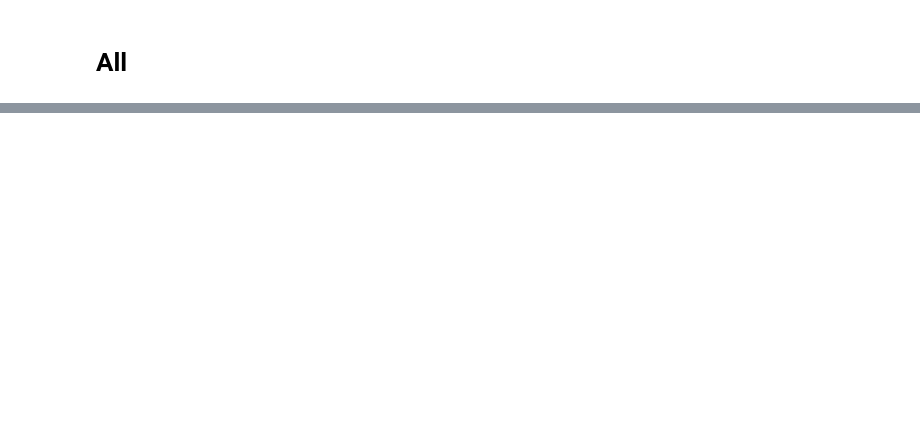
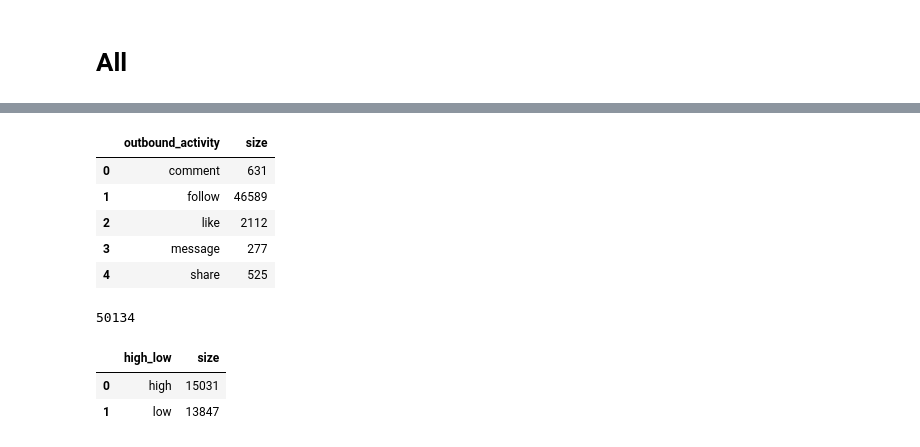
Before and after one commit to caiostat/seeding-bandits, a Jupyter notebook: notebooks/Desc table.ipynb, the cells around one changed output, grey strips where cells are left out. Drawn from its saved outputs; the diff is of its cells as text; code cells hidden in the pictures; blank space fills up the shorter version.

```diff
--- a/notebooks/Desc table.ipynb
+++ b/notebooks/Desc table.ipynb
@@ -136,6 +158,11 @@ actions_sent = gen_outbound_creators(follows_sent, shares_sent, likes_sent, comm
 # %%
 mask = actions_sent.user_id.isin(tracks_first_month.user_id.unique())
 actions_sent = actions_sent[mask]
+# %%
+#two weeks mask
+mask = actions_sent.date_sent < (min(actions_sent.date_sent) + pd.Timedelta('14days'))
+# %%
+actions_sent = actions_sent[mask]
 # %%
 table_all = actions_sent.\
 groupby(["outbound_activity"], as_index = False).agg(interactions = ('user_id','count'))
@@ -151,3 +185,16 @@ actions_sent = actions_sent.merge(user_info, left_on = 'user_id', right_on = 'us
 actions_sent = actions_sent.merge(user_info[['user_id', 'type']], left_on = 'fan_id', right_on = 'user_id', suffixes = ["", "_fan"], how = 'left')
 mask = actions_sent.type == 'creator'
 actions_sent =  actions_sent[mask]
+# %%
+actions_sent.groupby('outbound_activity', as_index = False).size()
+# %% [output]
+|  | outbound_activity | size |
+| 0 | comment | 631 |
+| 1 | follow | 46589 |
+| 2 | like | 2112 |
+| 3 | message | 277 |
+| 4 | share | 525 |
+# %%
+46589+631+2112+277+525
+# %% [output]
+50134
@@ -154,3 +203,9 @@ actions_sent =  actions_sent[mask]
+# %%
+actions_sent.groupby('high_low', as_index = False).size()
+# %% [output]
+|  | high_low | size |
+| 0 | high | 15031 |
+| 1 | low | 13847 |
 # %%
 table_all = actions_sent.\
 groupby(["high_low","outbound_activity"], as_index = False).agg(interactions = ('user_id','count'))
```
Also changed, not shown: parts of 26 cells of this notebook, 2 other files.
